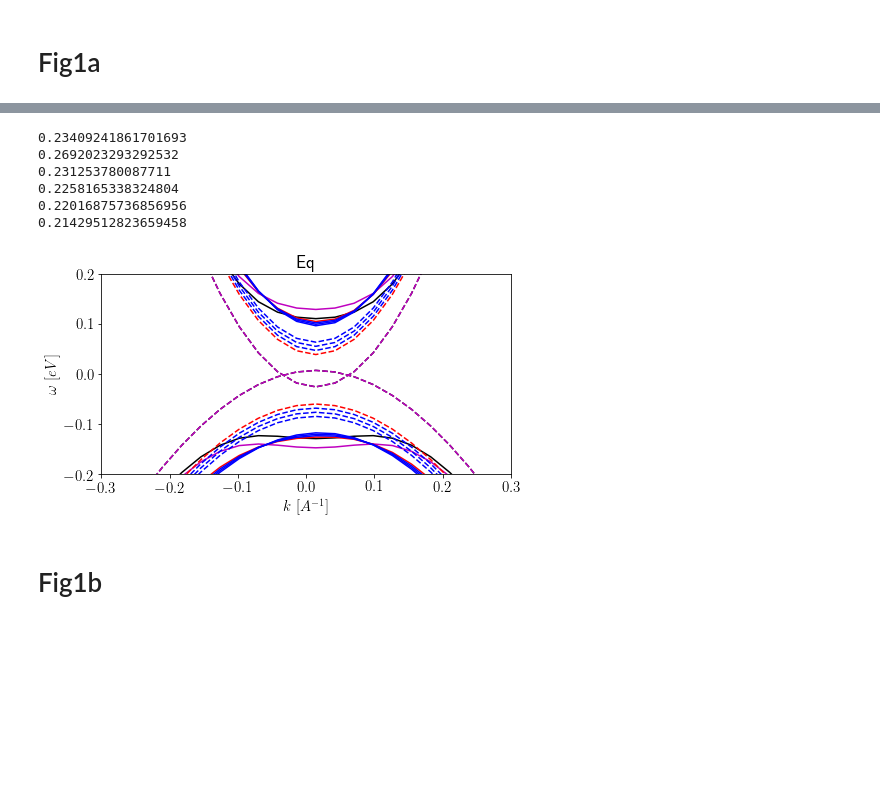
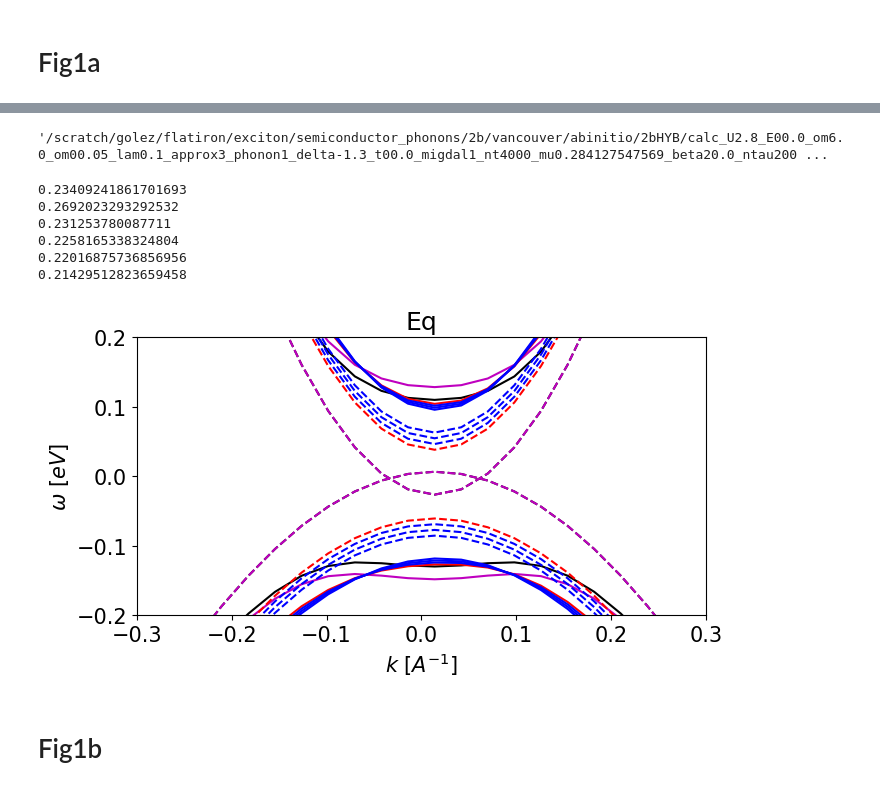
Before and after one commit to dgolez/exciton_2b, a Jupyter notebook: other/fin.ipynb, the cells around one changed output, grey strips where cells are left out. Drawn from its saved outputs; the diff is of its cells as text; code cells hidden in the pictures; blank space fills up the shorter version.

```diff
--- a/other/fin.ipynb
+++ b/other/fin.ipynb
@@ -225,9 +263,10 @@ mpl.rcParams['legend.fontsize'] = 15
 mpl.rcParams['text.usetex'] = True
 mpl.rcParams["figure.figsize"] = 8.6*2/2.54,8.6/2.54
 mpl.rcParams["figure.subplot.left"] = 0.1
-mpl.rcParams["figure.subpl ot.right"] = 0.94
+#mpl.rcParams["figure.subpl ot.right"] = 0.94
 mpl.rcParams["figure.subplot.bottom"] = 0.1
 mpl.rcParams["figure.subplot.top"] = 0.92
+mpl.rcParams["text.usetex"] = False
 
 ax0 = plt.subplot(1,3,1)
 ax1 = plt.subplot(1,3,2)
@@ -235,28 +274,30 @@ ax2 = plt.subplot(1,3,3)
 
 
 #----- U=2.8/delta=1.3
-folder="../abinitio/2bHYB/calc_U2.8_E00.0_om6.0_om00.05_lam0.1_approx3_phonon1_delta-1.3_t00.0_migdal1_nt4000_mu0.284127547569_beta20.0_ntau2000_dt0.02_err1e-05_bath0.0_gBATH0.2_omBATH1.0_nk64_mazza0.116/output/"
+folder="/scratch/golez/flatiron/exciton/semiconductor_phonons/2b/vancouver/abinitio/2bHYB/calc_U2.8_E00.0_om6.0_om00.05_lam0.1_approx3_phonon1_delta-1.3_t00.0_migdal1_nt4000_mu0.284127547569_beta20.0_ntau2000_dt0.02_err1e-05_bath0.0_gBATH0.2_omBATH1.0_nk64_mazza0.116/output/"
 plot_Akw(folder,tslice=0.0,eta=0.0,ax=ax0,label="Eq")
 plot_disper(folder,ax=ax0,color="w",mu=0.284127547569)
 
 #----- U=0.5
-folder="../abinitio/2bHYB/calc_U0.5_E00.0_om6.0_om00.05_lam1.25_approx3_phonon1_delta-1.0_t00.0_migdal1_nt4000_mu0.284127547569_beta50.0_ntau2000_dt0.02_err1e-05_bath0.0_gBATH0.2_omBATH1.0_nk64_mazza0.116/output/"
+folder="/scratch/golez/flatiron/exciton/semiconductor_phonons/2b/vancouver/abinitio/2bHYB/calc_U0.5_E00.0_om6.0_om00.05_lam1.25_approx3_phonon1_delta-1.0_t00.0_migdal1_nt4000_mu0.284127547569_beta50.0_ntau2000_dt0.02_err1e-05_bath0.0_gBATH0.2_omBATH1.0_nk64_mazza0.116/output/"
 plot_Akw(folder,tslice=0.0,eta=0.0,ax=ax1,label="Eq")
 plot_disper(folder,ax=ax1,color="w",mu=0.284127547569)
 
-folder="../abinitio/2bHYB/calc_U0.5_E00.0_om6.0_om00.05_lam1.25_approx3_phonon1_delta-1.0_t00.0_migdal1_nt4000_mu0.284127547569_beta50.0_ntau2000_dt0.02_err1e-05_bath0.0_gBATH0.2_omBATH1.0_nk64_mazza0.116/output/"
+folder="/scratch/golez/flatiron/exciton/semiconductor_phonons/2b/vancouver/abinitio/2bHYB/calc_U0.5_E00.0_om6.0_om00.05_lam1.25_approx3_phonon1_delta-1.0_t00.0_migdal1_nt4000_mu0.284127547569_beta50.0_ntau2000_dt0.02_err1e-05_bath0.0_gBATH0.2_omBATH1.0_nk64_mazza0.116/output/"
 plot_disper(folder,ax=ax1,color="w",mu=0.284127547569)
 
 
 #----- U=1.5
-folder="../abinitio/2bHYB/calc_U1.5_E00.0_om6.0_om00.05_lam0.75_approx3_phonon1_delta-1.0_t00.0_migdal1_nt4000_mu0.283564772347_beta50.0_ntau2000_dt0.02_err1e-05_bath0.0_gBATH0.2_omBATH1.0_nk64_mazza0.116/output/"
+folder="/scratch/golez/flatiron/exciton/semiconductor_phonons/2b/vancouver/abinitio/2bHYB/calc_U1.5_E00.0_om6.0_om00.05_lam0.75_approx3_phonon1_delta-1.0_t00.0_migdal1_nt4000_mu0.283564772347_beta50.0_ntau2000_dt0.02_err1e-05_bath0.0_gBATH0.2_omBATH1.0_nk64_mazza0.116/output/"
 plot_Akw(folder,tslice=0.0,eta=0.0,ax=ax2,label="Eq")
 plot_disper(folder,ax=ax2,color="w",mu=0.284127547569)
 
-folder="../abinitio/2bHYB/calc_U1.5_E00.0_om6.0_om00.05_lam0.75_approx3_phonon1_delta-1.0_t00.0_migdal1_nt4000_mu0.283564772347_beta50.0_ntau2000_dt0.02_err1e-05_bath0.0_gBATH0.2_omBATH1.0_nk64_mazza0.116/output/"
+folder="/scratch/golez/flatiron/exciton/semiconductor_phonons/2b/vancouver/abinitio/2bHYB/calc_U1.5_E00.0_om6.0_om00.05_lam0.75_approx3_phonon1_delta-1.0_t00.0_migdal1_nt4000_mu0.283564772347_beta50.0_ntau2000_dt0.02_err1e-05_bath0.0_gBATH0.2_omBATH1.0_nk64_mazza0.116/output/"
 plot_disper(folder,ax=ax2,color="w",mu=0.284127547569)
 
-
+ax0.set_title('U=2.8/delta=1.3')
+ax1.set_title('U=0.5')
+ax2.set_title(r'U=1.5')
 
 ax0.set_xlim([-0.3,0.3])
 ax0.set_ylim([-0.2,0.2])
@@ -277,7 +318,9 @@ ax2.set_xlabel("$k~[A^{-1}]$")
 ax2.set_ylabel("$\omega~[eV]$")
 ax2.set_title("Eq")
 
-plt.subplots_adjust(wspace = 0.01)
+#plt.subplots_adjust(wspace = 0.01)
 #plt.tight_layout()
-plt.savefig("fin/fig1a.pdf")
+#plt.savefig("fin/fig1a.pdf")
+
+plt.show()
 # %% [output]
@@ -285,3 +363,7 @@ plt.savefig("fin/fig1a.pdf")
+# %%
+allfiles[0]
+# %% [output]
+'/scratch/golez/flatiron/exciton/semiconductor_phonons/2b/vancouver/abinitio/2bHYB/calc_U2.8_E00.0_om6.0_om00.05_lam0.1_approx3_phonon1_delta-1.3_t00.0_migdal1_nt4000_mu0.284127547569_beta20.0_ntau200 ...
 # %%
 %matplotlib inline
 mpl.rcParams['font.size'] = 15
@@ -292,44 +374,46 @@ mpl.rcParams["figure.subplot.left"] = 0.1
 mpl.rcParams["figure.subplot.right"] = 0.94
 mpl.rcParams["figure.subplot.bottom"] = 0.1
 mpl.rcParams["figure.subplot.top"] = 0.92
+mpl.rcParams["text.usetex"] = False
 
 ax0 = plt.subplot(1,1,1)
 
-folder="../abinitio/2bHYB/calc_U0.2_E00.0_om6.0_om00.05_lam1.4_approx3_phonon1_delta-1.0_t00.0_migdal1_nt10_mu0.284127547569_beta10.0_ntau2000_dt0.02_err3e-05_bath0.0_gBATH0.2_omBATH1.0_nk64_mazza0.116/output/"
+folder="/scratch/golez/flatiron/exciton/semiconductor_phonons/2b/vancouver/abinitio/2bHYB/calc_U0.2_E00.0_om6.0_om00.05_lam1.4_approx3_phonon1_delta-1.0_t00.0_migdal1_nt10_mu0.284127547569_beta10.0_ntau2000_dt0.02_err3e-05_bath0.0_gBATH0.2_omBATH1.0_nk64_mazza0.116/output/"
 plot_disper(folder,ax=ax0,color="k",mu=0.2801219667)
 
-folder="../abinitio/2bHYB/calc_U0.2_E00.0_om6.0_om00.05_lam1.4_approx3_phonon1_delta-1.0_t00.0_migdal1_nt4000_mu0.284127547569_beta40.0_ntau2000_dt0.02_err1e-05_bath0.0_gBATH0.2_omBATH1.0_nk64_mazza0.116/output/"
+folder="/scratch/golez/flatiron/exciton/semiconductor_phonons/2b/vancouver/abinitio/2bHYB/calc_U0.2_E00.0_om6.0_om00.05_lam1.4_approx3_phonon1_delta-1.0_t00.0_migdal1_nt4000_mu0.284127547569_beta40.0_ntau2000_dt0.02_err1e-05_bath0.0_gBATH0.2_omBATH1.0_nk64_mazza0.116/output/"
 plot_disper(folder,ax=ax0,color="m",mu=0.2801219667)
 
-folder="../abinitio/2bHYB/calc_U2.8_E00.2_om6.0_om00.05_lam0.1_approx3_phonon1_delta-1.4_t00.0_migdal1_nt4000_mu0.284127547569_beta20.0_ntau2000_dt0.02_err1e-05_bath0.0_gBATH0.2_omBATH1.0_nk64_mazza0.116/output/"
+folder="/scratch/golez/flatiron/exciton/semiconductor_phonons/2b/vancouver/abinitio/2bHYB/calc_U2.8_E00.2_om6.0_om00.05_lam0.1_approx3_phonon1_delta-1.4_t00.0_migdal1_nt4000_mu0.284127547569_beta20.0_ntau2000_dt0.02_err1e-05_bath0.0_gBATH0.2_omBATH1.0_nk64_mazza0.116/output/"
 plot_disper(folder,ax=ax0,color="r",mu=0.284127547569)
 
-folder="../abinitio/2bHYB/calc_U2.8_E00.15_om6.0_om00.05_lam0.1_approx3_phonon1_delta-1.45_t00.0_migdal1_nt4000_mu0.284127547569_beta20.0_ntau2000_dt0.02_err1e-05_bath0.0_gBATH0.2_omBATH1.0_nk64_mazza0.116/output/"
+folder="/scratch/golez/flatiron/exciton/semiconductor_phonons/2b/vancouver/abinitio/2bHYB/calc_U2.8_E00.15_om6.0_om00.05_lam0.1_approx3_phonon1_delta-1.45_t00.0_migdal1_nt4000_mu0.284127547569_beta20.0_ntau2000_dt0.02_err1e-05_bath0.0_gBATH0.2_omBATH1.0_nk64_mazza0.116/output/"
 plot_disper(folder,ax=ax0,color="b",mu=0.284127547569)
 
-folder="../abinitio/2bHYB/calc_U2.8_E00.15_om6.0_om00.05_lam0.1_approx3_phonon1_delta-1.5_t00.0_migdal1_nt4000_mu0.284127547569_beta20.0_ntau2000_dt0.02_err1e-05_bath0.0_gBATH0.2_omBATH1.0_nk64_mazza0.116/output/"
+folder="/scratch/golez/flatiron/exciton/semiconductor_phonons/2b/vancouver/abinitio/2bHYB/calc_U2.8_E00.15_om6.0_om00.05_lam0.1_approx3_phonon1_delta-1.5_t00.0_migdal1_nt4000_mu0.284127547569_beta20.0_ntau2000_dt0.02_err1e-05_bath0.0_gBATH0.2_omBATH1.0_nk64_mazza0.116/output/"
 plot_disper(folder,ax=ax0,color="b",mu=0.284127547569)
 
-folder="../abinitio/2bHYB/calc_U2.8_E00.15_om6.0_om00.05_lam0.1_approx3_phonon1_delta-1.55_t00.0_migdal1_nt4000_mu0.284127547569_beta20.0_ntau2000_dt0.02_err1e-05_bath0.0_gBATH0.2_omBATH1.0_nk64_mazza0.116/output/"
+folder="/scratch/golez/flatiron/exciton/semiconductor_phonons/2b/vancouver/abinitio/2bHYB/calc_U2.8_E00.15_om6.0_om00.05_lam0.1_approx3_phonon1_delta-1.55_t00.0_migdal1_nt4000_mu0.284127547569_beta20.0_ntau2000_dt0.02_err1e-05_bath0.0_gBATH0.2_omBATH1.0_nk64_mazza0.116/output/"
 plot_disper(folder,ax=ax0,color="b",mu=0.284127547569)
 
 ax0.set_xlim([-0.3,0.3])
 ax0.set_ylim([-0.2,0.2])
 ax0.set_xlabel("$k~[A^{-1}]$")
 ax0.set_ylabel("$\omega~[eV]$")
 ax0.set_title("Eq")
 
 plt.subplots_adjust(wspace = 0.01)
+plt.show()
 #plt.tight_layout()
 # plt.savefig("fin/fig1a.pdf")
 # %% [output]
 0.23409241861701693
 0.2692023293292532
 0.231253780087711
 0.2258165338324804
 0.22016875736856956
 0.21429512823659458
-[figure, old version]
+[figure, new version]
 # %% [markdown]
 # Fig1b
 # %%
```
Also changed, not shown: parts of 4 cells of this notebook, 4 other files.
